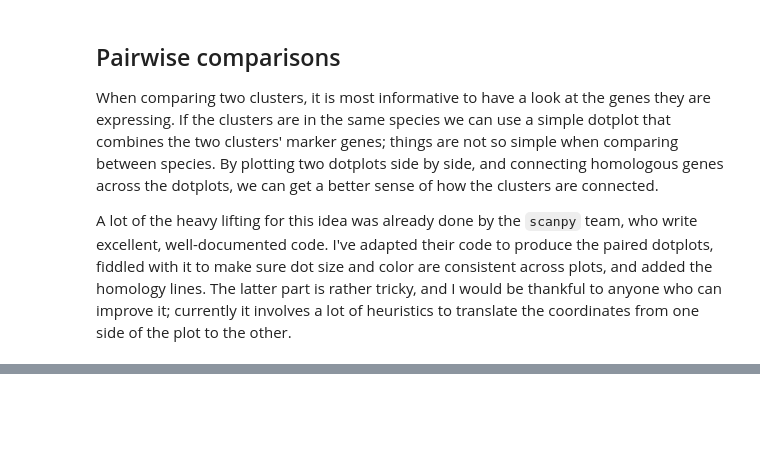
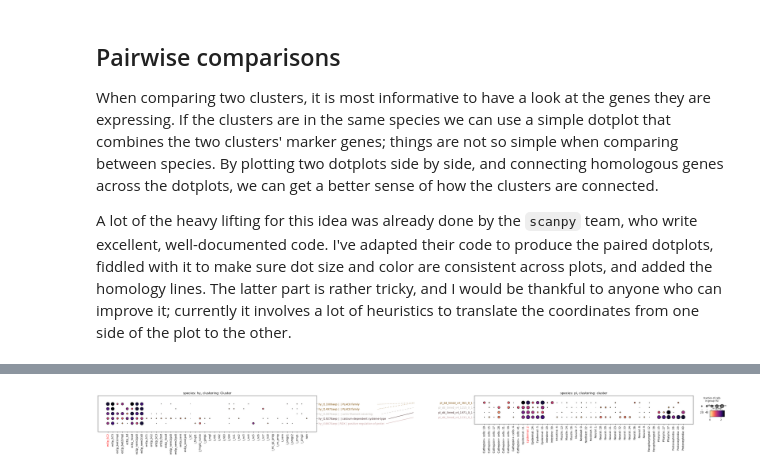
Before and after one commit to galicae/comandos, a Jupyter notebook: nbs/02_plot.ipynb, the cells around one changed output, grey strips where cells are left out. Cells and saved outputs as stored; diff of their text form; code cells hidden in the pictures; blank space fills up the shorter version.

```diff
--- a/nbs/02_plot.ipynb
+++ b/nbs/02_plot.ipynb
@@ -717,0 +793,37 @@ orth_scores = np.array([0, 0, 2, 2, 2])
+# %%
+query = pd.read_csv(
+    os.environ["EXAMPLE_DATA_PATH"] + "eggnog/hydra.tsv", sep="\t", engine="python"
+)
+
+query = query[["Unnamed: 0", "5", "eggNOG_OGs", "21"]].copy()
+query.columns = ["gene_id", "gene_name", "eggNOG_OGs", "description"]
+query["gene_id"] = "hy_" + query["gene_id"].astype(str)
+query.set_index("gene_id", inplace=True)
+query["name"] = (
+    query.index.astype(str)
+    + " | "
+    + query["gene_name"].fillna("")
+    + " | "
+    + query["description"].fillna("")
+)
+
+hydra.var["name"] = hydra.var.index
+hydra.var["name"].replace(query["name"].to_dict(), inplace=True)
+
+hy_t33417aep = "hy_t33417aep | EPT1 | diacylglycerol cholinephosphotransferase activity"
+assert hydra.var.loc["hy_t33417aep"]["name"] == hy_t33417aep
+# %%
+paired_dotplot(
+    query=hydra,
+    target=planarian,
+    connections=connections_orth,
+    query_clustering="Cluster",
+    target_clustering="cluster",
+    query_species="hy",
+    target_species="pl",
+    query_cluster=cluster_from,
+    target_cluster=cluster_to,
+    query_gene_names="name",
+)
+# %% [output]
+[figure, added]
```
Also changed, not shown: parts of 23 cells of this notebook, 5 other files.
